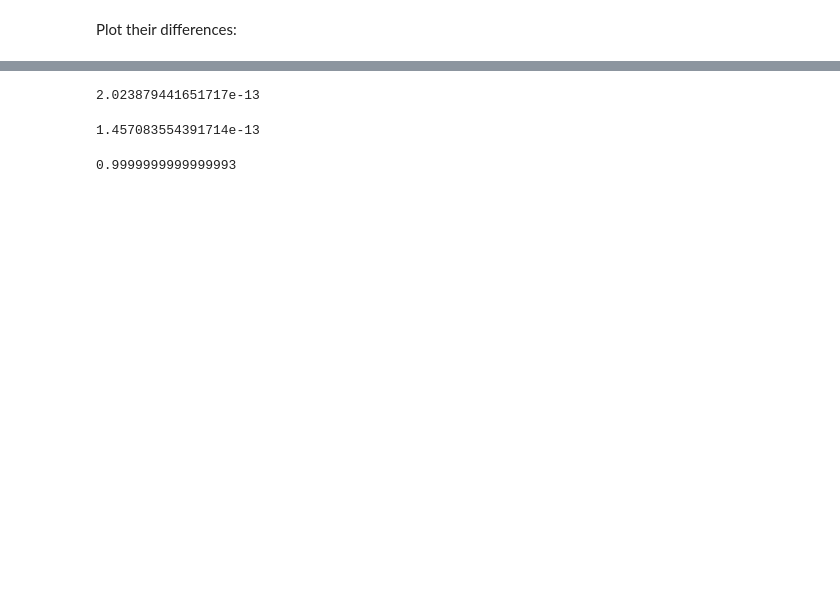
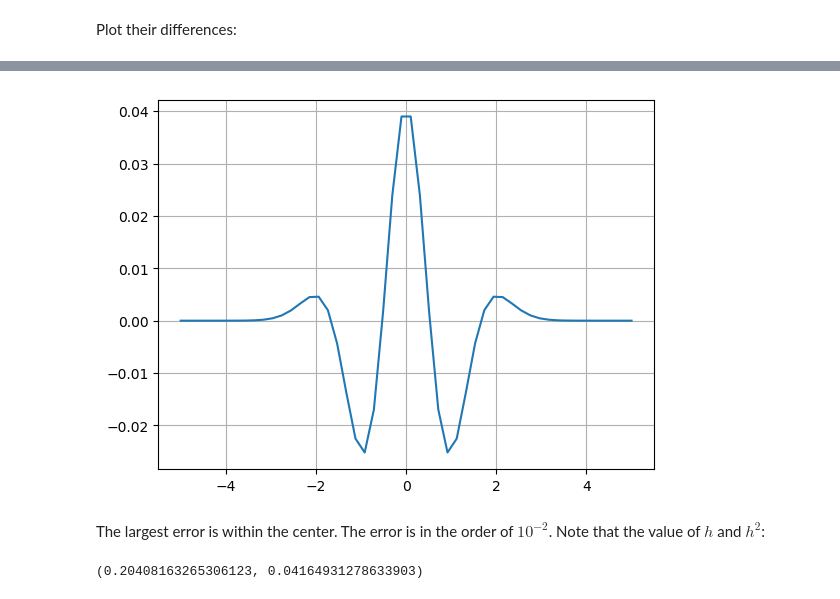
Before and after one commit to f-fathurrahman/ffr-komputasi-material, a Jupyter notebook: NumericalQM/FD1d_v1.ipynb, the cells around one changed output, grey strips where cells are left out. Cells and saved outputs as stored; diff of their text form; code cells hidden in the pictures; blank space fills up the shorter version.

```diff
--- a/NumericalQM/FD1d_v1.ipynb
+++ b/NumericalQM/FD1d_v1.ipynb
@@ -192,12 +206,12 @@ plt.legend()
-# %%
-np.dot( evecs[:,0], evecs[:,1] )
-# %% [output]
-2.023879441651717e-13
-# %%
-np.dot( evecs[:,0], evecs[:,2] )
-# %% [output]
-1.457083554391714e-13
-# %%
-np.dot( evecs[:,0], evecs[:,0] )
-# %% [output]
-0.9999999999999993
+# %%
+plt.clf()
+plt.plot(x, d2_psi - d2_psi_exact)
+plt.grid();
+# %% [output]
+[figure, added]
+# %% [markdown]
+The largest error is within the center. The error is in the order of $10^{-2}$. Note that the value of $h$ and $h^2$:
+# %%
+h, h^2
+# %% [output]
+(0.20408163265306123, 0.04164931278633903)
```
Also changed, not shown: parts of 82 cells of this notebook.
